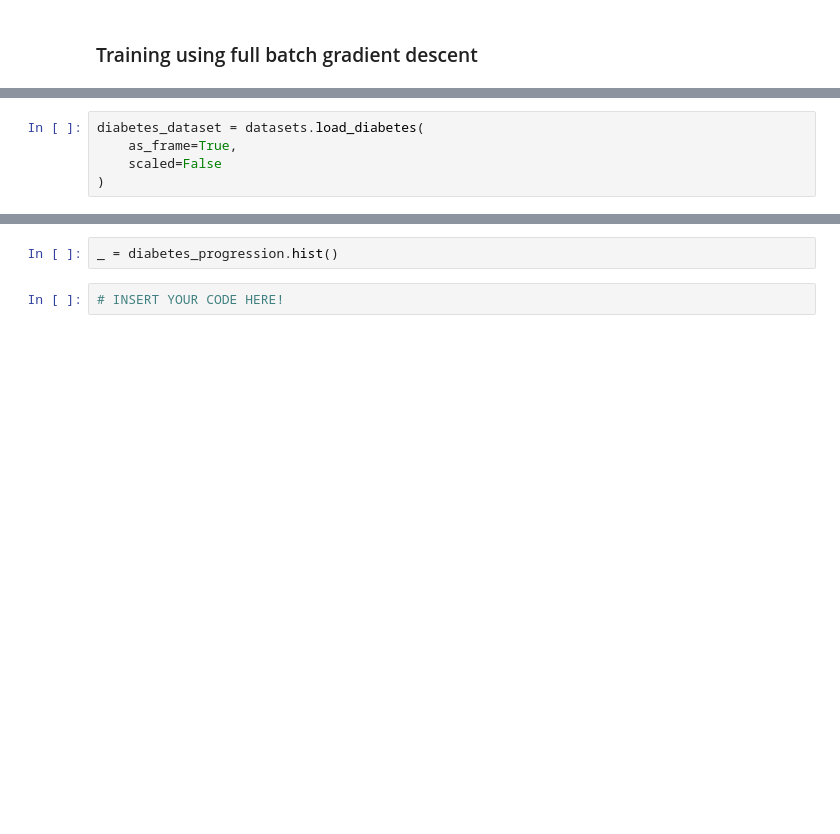
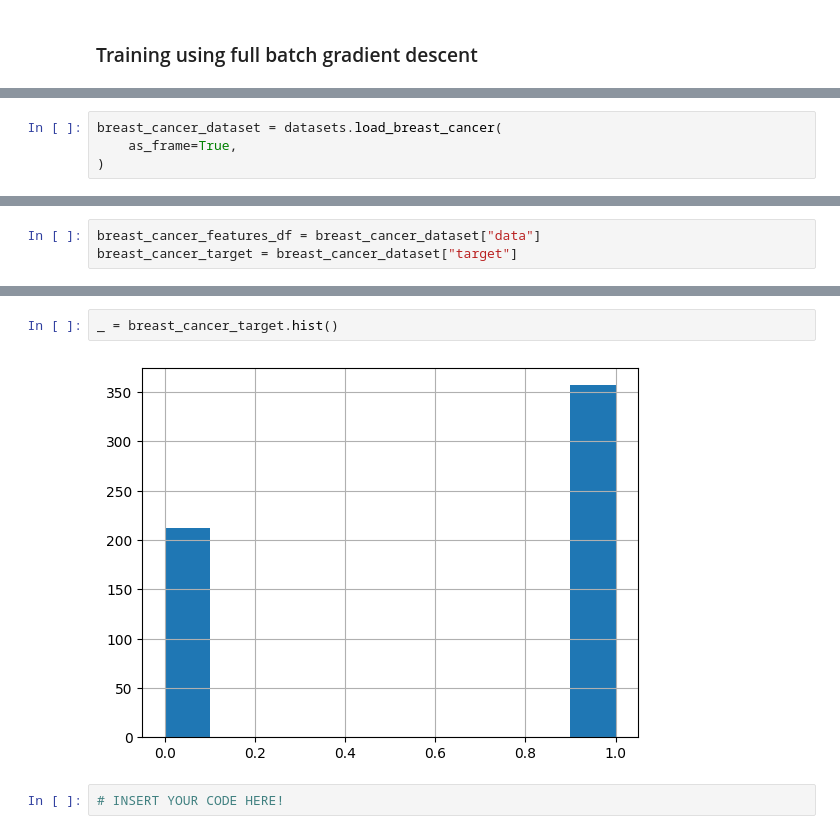
Before and after one commit to davidrpugh/introduction-to-deep-learning, a Jupyter notebook: notebooks/01a-logistic-regression-from-scratch-with-pytorch.ipynb, the cells around one changed output, grey strips where cells are left out. Saved outputs shown, nothing was run; the diff lists cells and outputs as text; blank space fills up the shorter version.

```diff
--- a/notebooks/01a-logistic-regression-from-scratch-with-pytorch.ipynb
+++ b/notebooks/01a-logistic-regression-from-scratch-with-pytorch.ipynb
@@ -228,6 +405,5 @@ Load the diabetes dataset using the code in the cell below. Prepare the data and
 # %%
-diabetes_dataset = datasets.load_diabetes(
+breast_cancer_dataset = datasets.load_breast_cancer(
     as_frame=True,
-    scaled=False
 )
 # %%
@@ -238 +429,4 @@ diabetes_progression = diabetes_dataset["target"]
+# %%
+breast_cancer_features_df = breast_cancer_dataset["data"]
+breast_cancer_target = breast_cancer_dataset["target"]
 # %%
@@ -242,5 +465,7 @@ diabetes_features_df.describe()
 # %%
-_ = diabetes_progression.hist()
+_ = breast_cancer_target.hist()
+# %% [output]
+[figure, added]
 # %%
 # INSERT YOUR CODE HERE!
 # %% [markdown]
```
Also changed, not shown: parts of 46 cells of this notebook.
